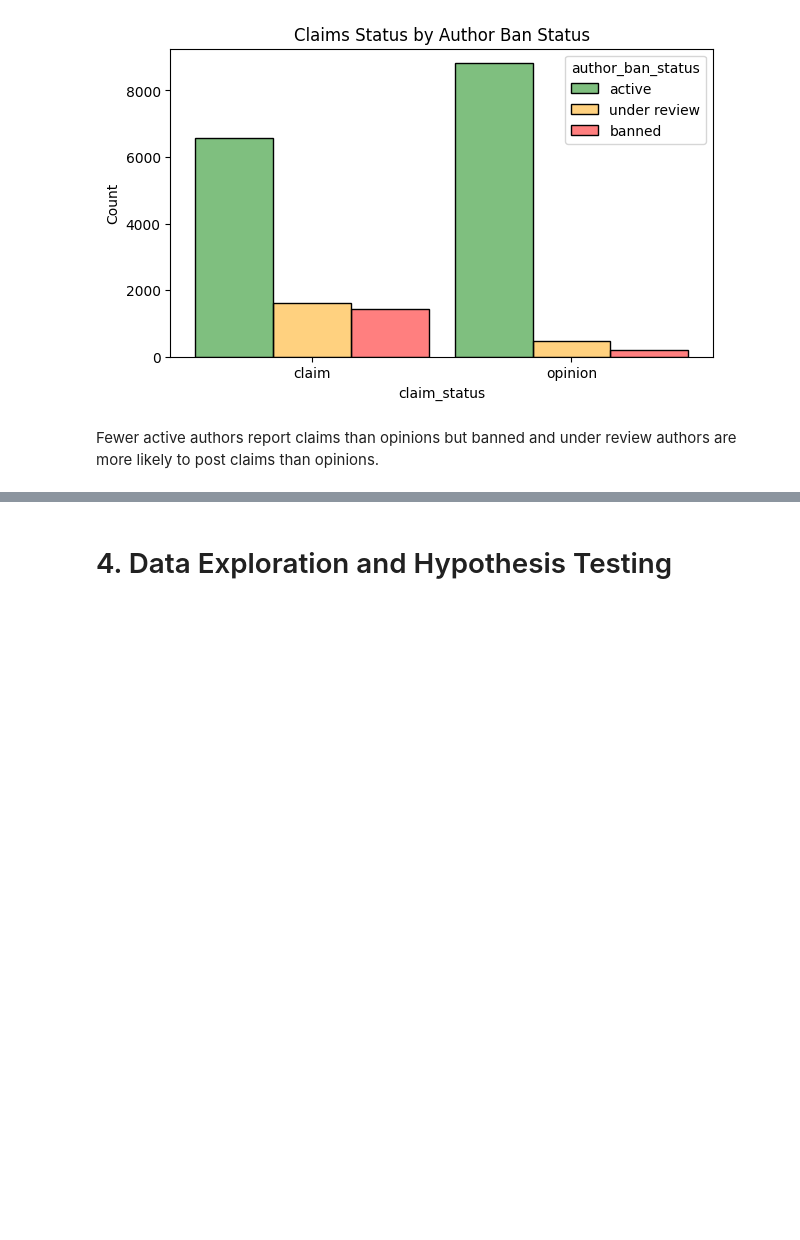
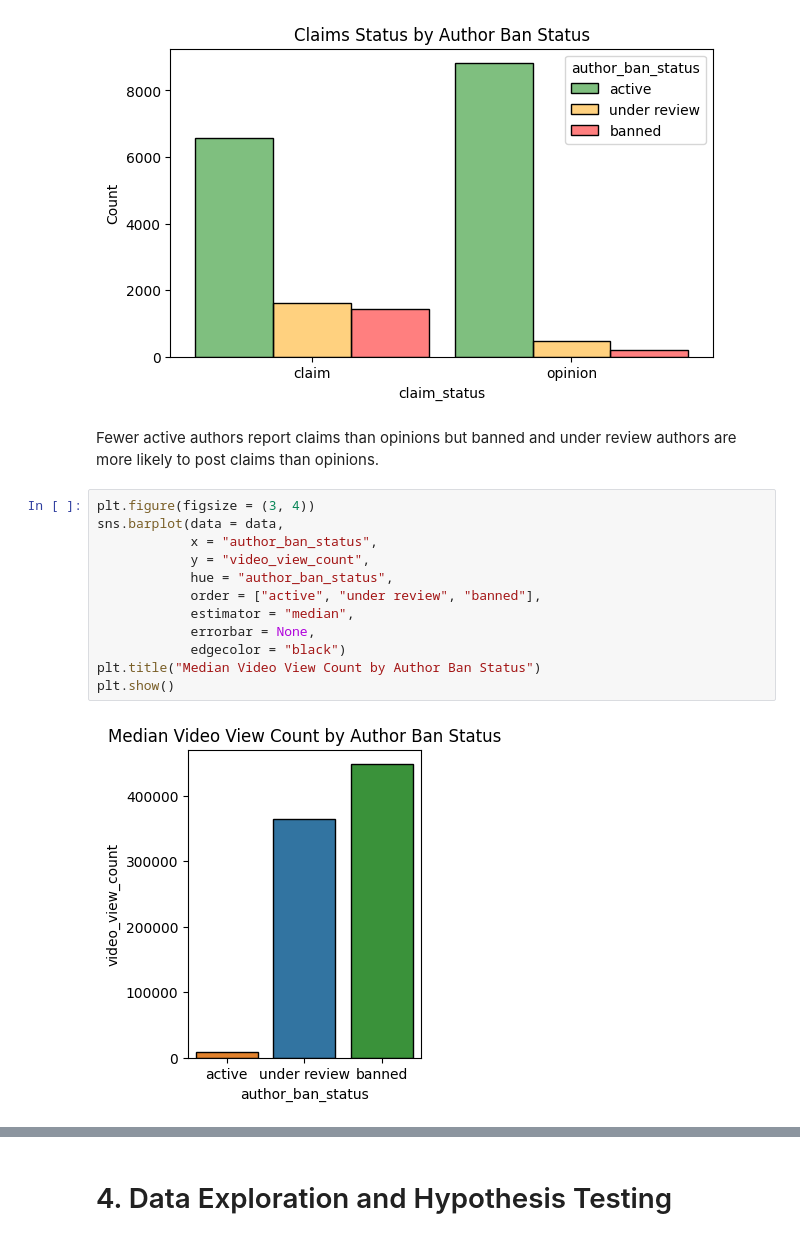
Before and after one commit to hugocheong/tiktok-claims-classification, a Jupyter notebook: claims-project.ipynb, the cells around one changed output, grey strips where cells are left out. Drawn from its saved outputs; the diff is of its cells as text; blank space fills up the shorter version.

```diff
--- a/claims-project.ipynb
+++ b/claims-project.ipynb
@@ -293,3 +293,17 @@ plt.show()
 [figure]
 # %% [markdown]
 Fewer active authors report claims than opinions but banned and under review authors are more likely to post claims than opinions.
+# %%
+plt.figure(figsize = (3, 4))
+sns.barplot(data = data,
+            x = "author_ban_status",
+            y = "video_view_count",
+            hue = "author_ban_status",
+            order = ["active", "under review", "banned"],
+            estimator = "median",
+            errorbar = None,
+            edgecolor = "black")
+plt.title("Median Video View Count by Author Ban Status")
+plt.show()
+# %% [output]
+[figure, added]
```
Also changed, not shown: parts of 8 cells of this notebook.
